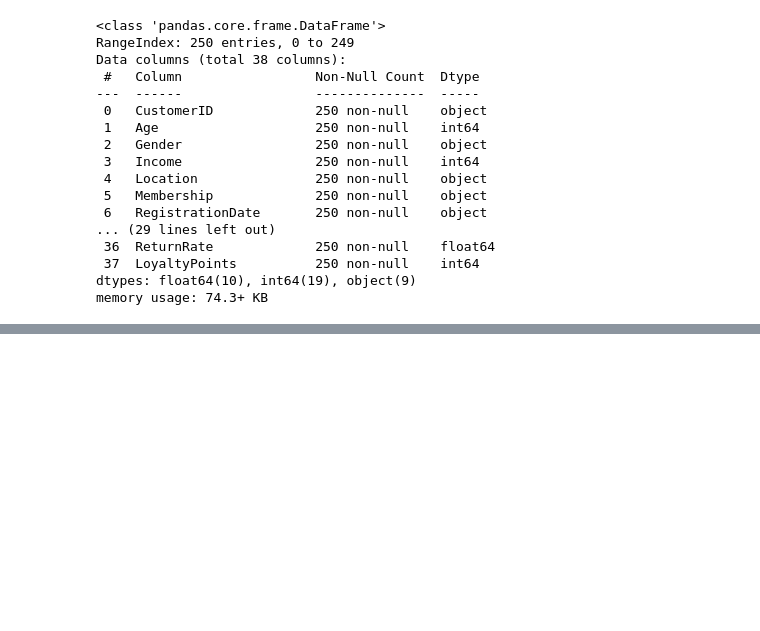
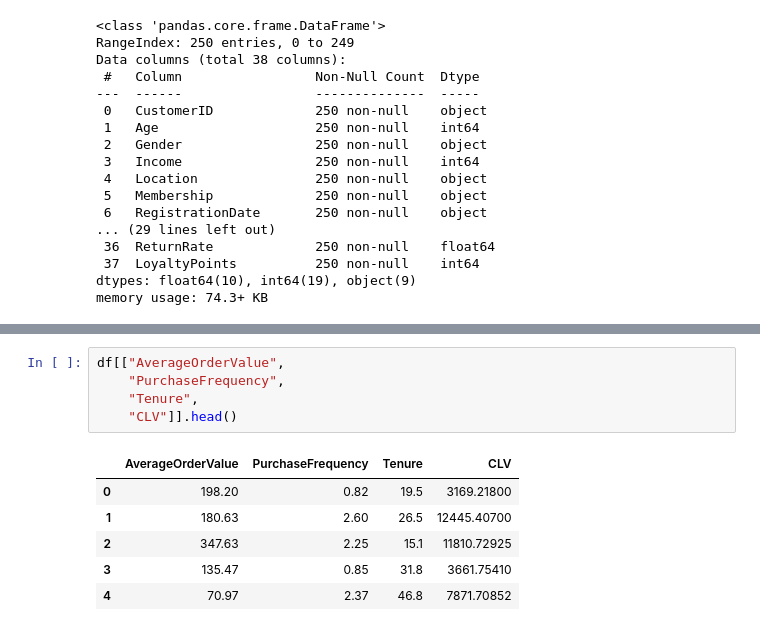
Before and after one commit to ashishpatel3630-art/PRISM_AI_Models, a Jupyter notebook: PRISM_AI/notebooks/05_CLV.ipynb, the cells around one changed output, grey strips where cells are left out. Drawn from its saved outputs; the diff is of its cells as text; blank space fills up the shorter version.

```diff
--- a/PRISM_AI/notebooks/05_CLV.ipynb
+++ b/PRISM_AI/notebooks/05_CLV.ipynb
@@ -705,0 +96,12 @@ joblib.dump(
+# %%
+df[["AverageOrderValue",
+    "PurchaseFrequency",
+    "Tenure",
+    "CLV"]].head()
+# %% [output]
+|  | AverageOrderValue | PurchaseFrequency | Tenure | CLV |
+| 0 | 198.20 | 0.82 | 19.5 | 3169.21800 |
+| 1 | 180.63 | 2.60 | 26.5 | 12445.40700 |
+| 2 | 347.63 | 2.25 | 15.1 | 11810.72925 |
+| 3 | 135.47 | 0.85 | 31.8 | 3661.75410 |
+| 4 | 70.97 | 2.37 | 46.8 | 7871.70852 |
```
Also changed, not shown: parts of 51 cells of this notebook, 3 other files.
